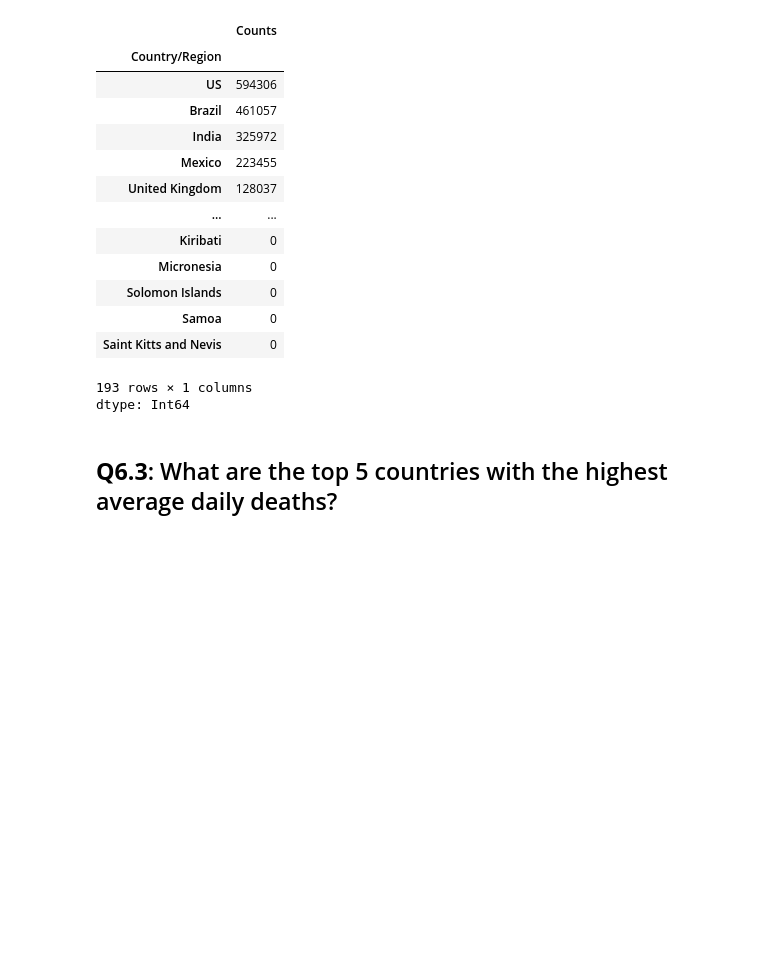
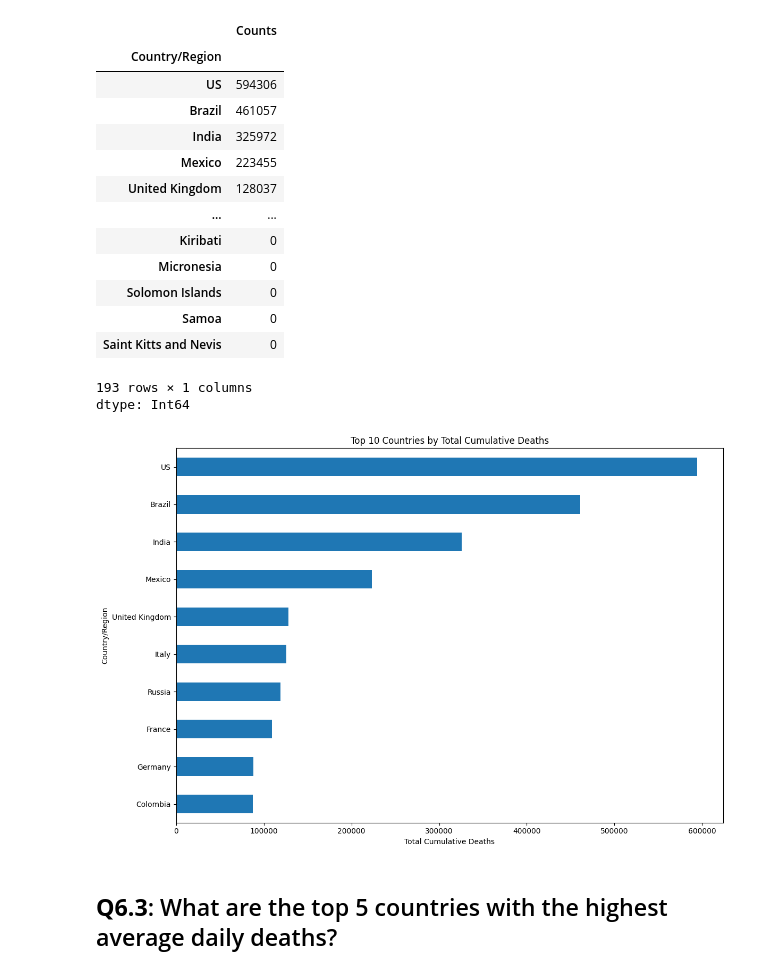
Before and after one commit to artech-0/covid-19-pandas-case-study, a Jupyter notebook: Covid_19_case_study_June_2025.ipynb, the cells around one changed output. Cells and saved outputs as stored; diff of their text form; code cells hidden in the pictures; blank space fills up the shorter version.

```diff
--- a/Covid_19_case_study_June_2025.ipynb
+++ b/Covid_19_case_study_June_2025.ipynb
@@ -972,8 +972,10 @@ memory usage: 6.0+ MB
 # %% [markdown]
 ## Q6.2: "What is the total number of deaths reported per country up to the current date?"
 # %%
-deaths_long[deaths_long['Date'] == deaths_long['Date'].max()
+total_deaths_sorted = deaths_long[deaths_long['Date'] == deaths_long['Date'].max()
 ].groupby('Country/Region')['Counts'].sum().sort_values(ascending=False)
+
+total_deaths_sorted
 # %% [output]
 |  | Counts |
 | Country/Region |  |
@@ -990,6 +992,15 @@ deaths_long[deaths_long['Date'] == deaths_long['Date'].max()
 | Saint Kitts and Nevis | 0 |
 193 rows × 1 columns
 dtype: Int64
+# %%
+fig_q6_2, ax_q6_2 = plt.subplots(figsize=(12, 8))
+total_deaths_sorted.head(10).sort_values().plot(kind='barh', ax=ax_q6_2)
+ax_q6_2.set_title('Top 10 Countries by Total Cumulative Deaths')
+ax_q6_2.set_xlabel('Total Cumulative Deaths')
+ax_q6_2.set_ylabel('Country/Region')
+plt.tight_layout()
+# %% [output]
+[figure, added]
 # %% [markdown]
 ## **Q6.3**: What are the top 5 countries with the highest average daily deaths?
 # %%
```
